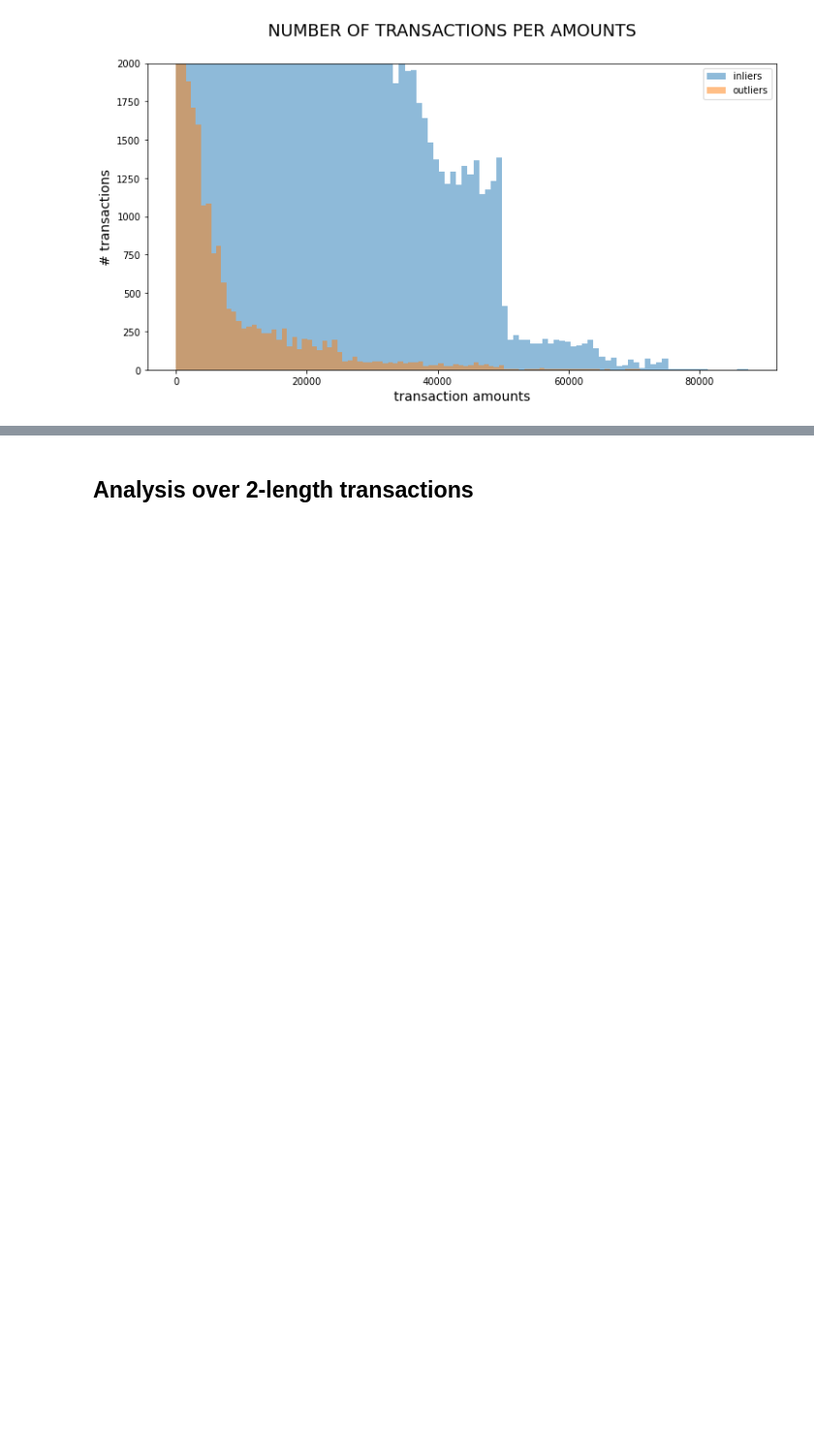
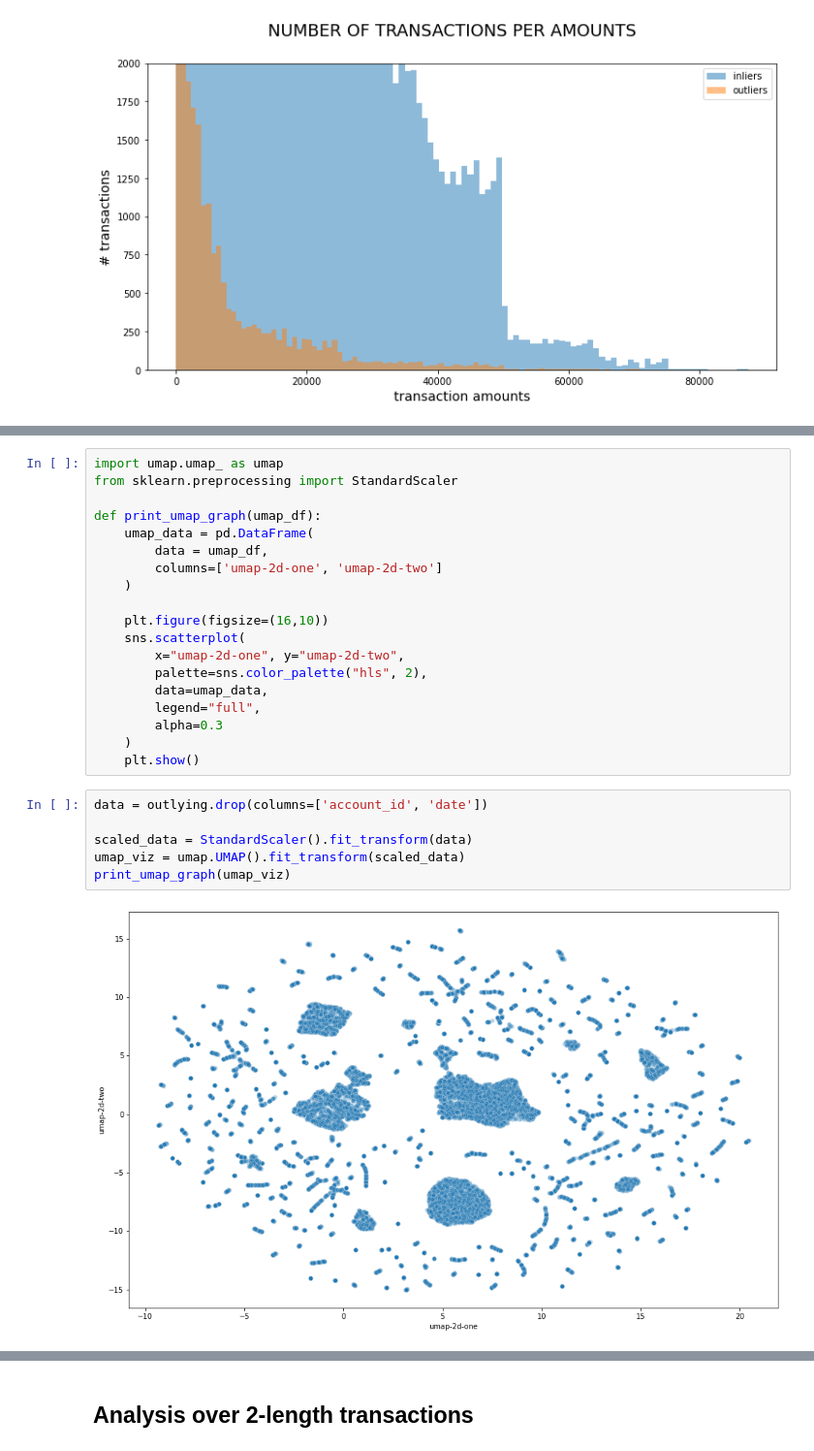
Before and after one commit to tfranza/ibotta_fraud, a Jupyter notebook: data/data_analysis/anomalies_analysis_complete_dataset.ipynb, the cells around one changed output, grey strips where cells are left out. Shown at 97% size. Cells and saved outputs as stored; diff of their text form; blank space fills up the shorter version.

```diff
--- a/data/data_analysis/anomalies_analysis_complete_dataset.ipynb
+++ b/data/data_analysis/anomalies_analysis_complete_dataset.ipynb
@@ -233,0 +328,27 @@ print(df_anomaly.loc[df_anomaly['anomaly']==0,'amount'].mean())
+# %%
+import umap.umap_ as umap
+from sklearn.preprocessing import StandardScaler
+
+def print_umap_graph(umap_df):
+    umap_data = pd.DataFrame(
+        data = umap_df,
+        columns=['umap-2d-one', 'umap-2d-two']
+    )
+
+    plt.figure(figsize=(16,10))
+    sns.scatterplot(
+        x="umap-2d-one", y="umap-2d-two",
+        palette=sns.color_palette("hls", 2),
+        data=umap_data,
+        legend="full",
+        alpha=0.3
+    )
+    plt.show()
+# %%
+data = outlying.drop(columns=['account_id', 'date'])
+
+scaled_data = StandardScaler().fit_transform(data)
+umap_viz = umap.UMAP().fit_transform(scaled_data)
+print_umap_graph(umap_viz)
+# %% [output]
+[figure, added]
```
Also changed, not shown: parts of 24 cells of this notebook.
